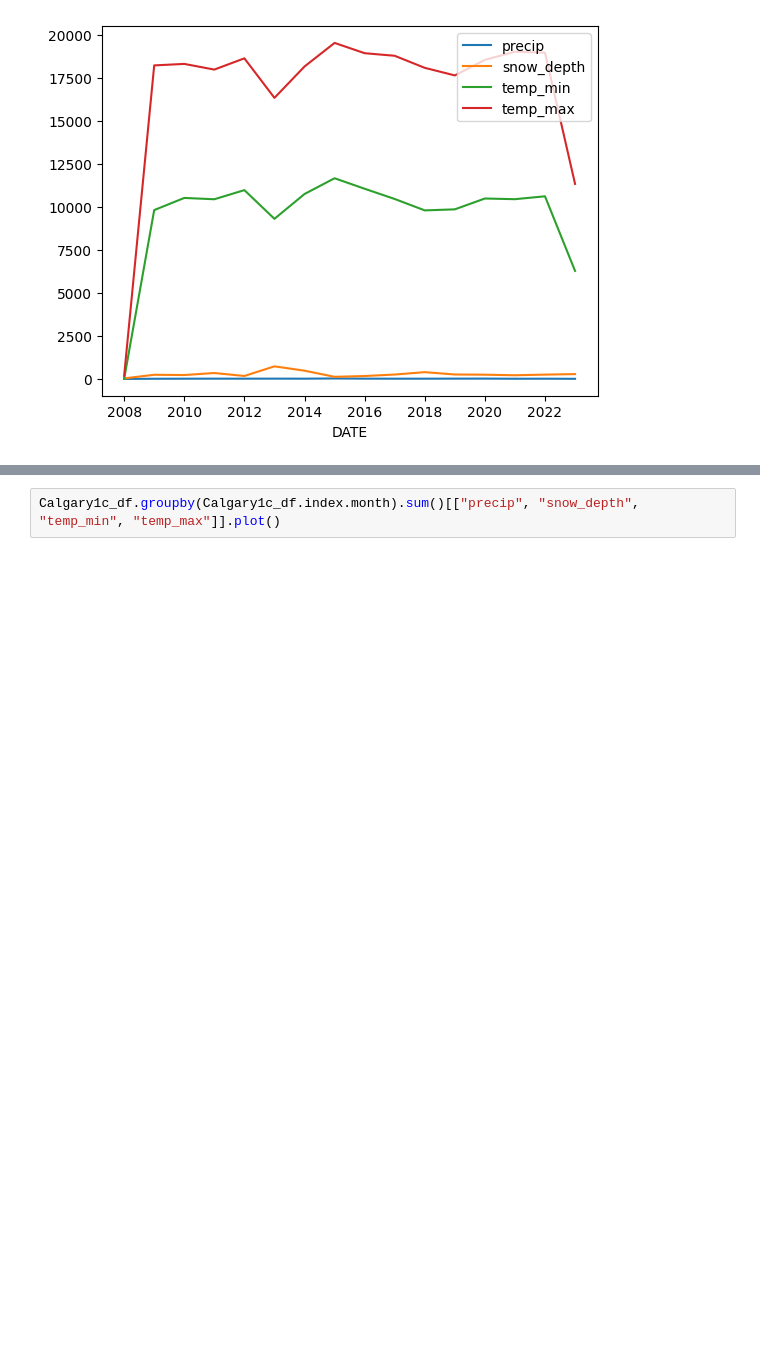
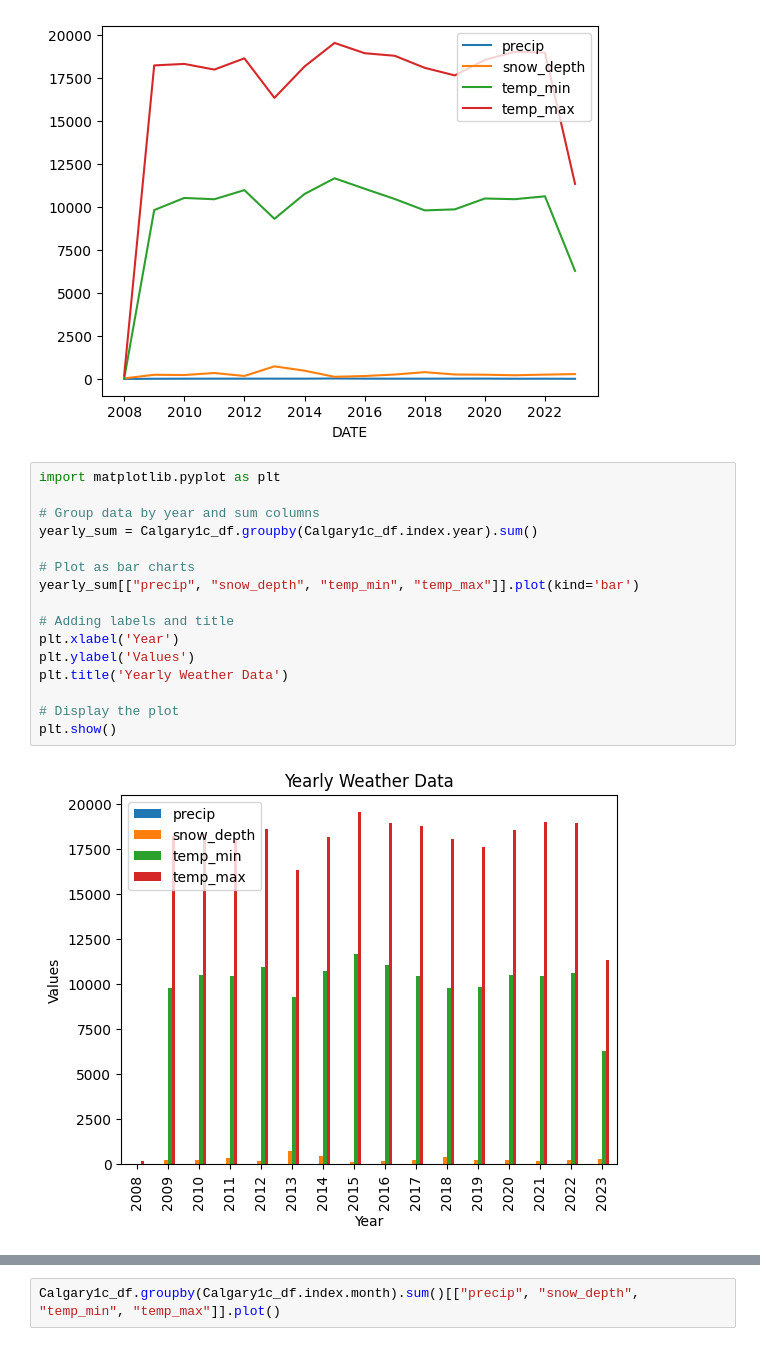
Before and after one commit to Oluyomy/Final_Lhl_Project, a Jupyter notebook: CalweatherNOAA0806snow all.ipynb, the cells around one changed output, grey strips where cells are left out. Cells and saved outputs as stored; diff of their text form; blank space fills up the shorter version.

```diff
--- a/CalweatherNOAA0806snow all.ipynb
+++ b/CalweatherNOAA0806snow all.ipynb
@@ -475,3 +469,21 @@ Calgary1c_df.groupby(Calgary1c_df.index.year).sum()[["precip", "snow_depth", "te
 # %% [output]
 <Axes: xlabel='DATE'>
 [figure]
+# %%
+import matplotlib.pyplot as plt
+
+# Group data by year and sum columns
+yearly_sum = Calgary1c_df.groupby(Calgary1c_df.index.year).sum()
+
+# Plot as bar charts
+yearly_sum[["precip", "snow_depth", "temp_min", "temp_max"]].plot(kind='bar')
+
+# Adding labels and title
+plt.xlabel('Year')
+plt.ylabel('Values')
+plt.title('Yearly Weather Data')
+
+# Display the plot
+plt.show()
+# %% [output]
+[figure, added]
```
Also changed, not shown: parts of 76 cells of this notebook, 1 other file.
